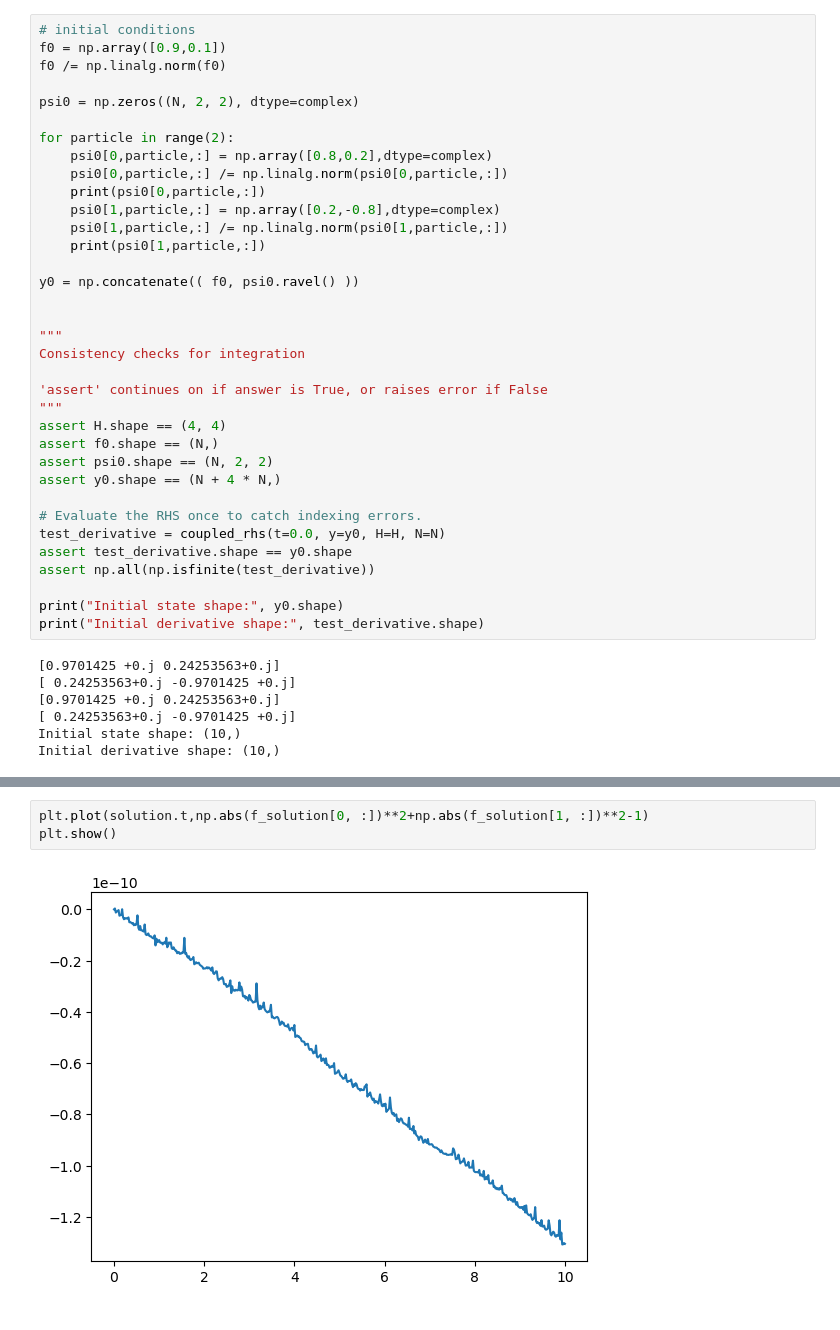
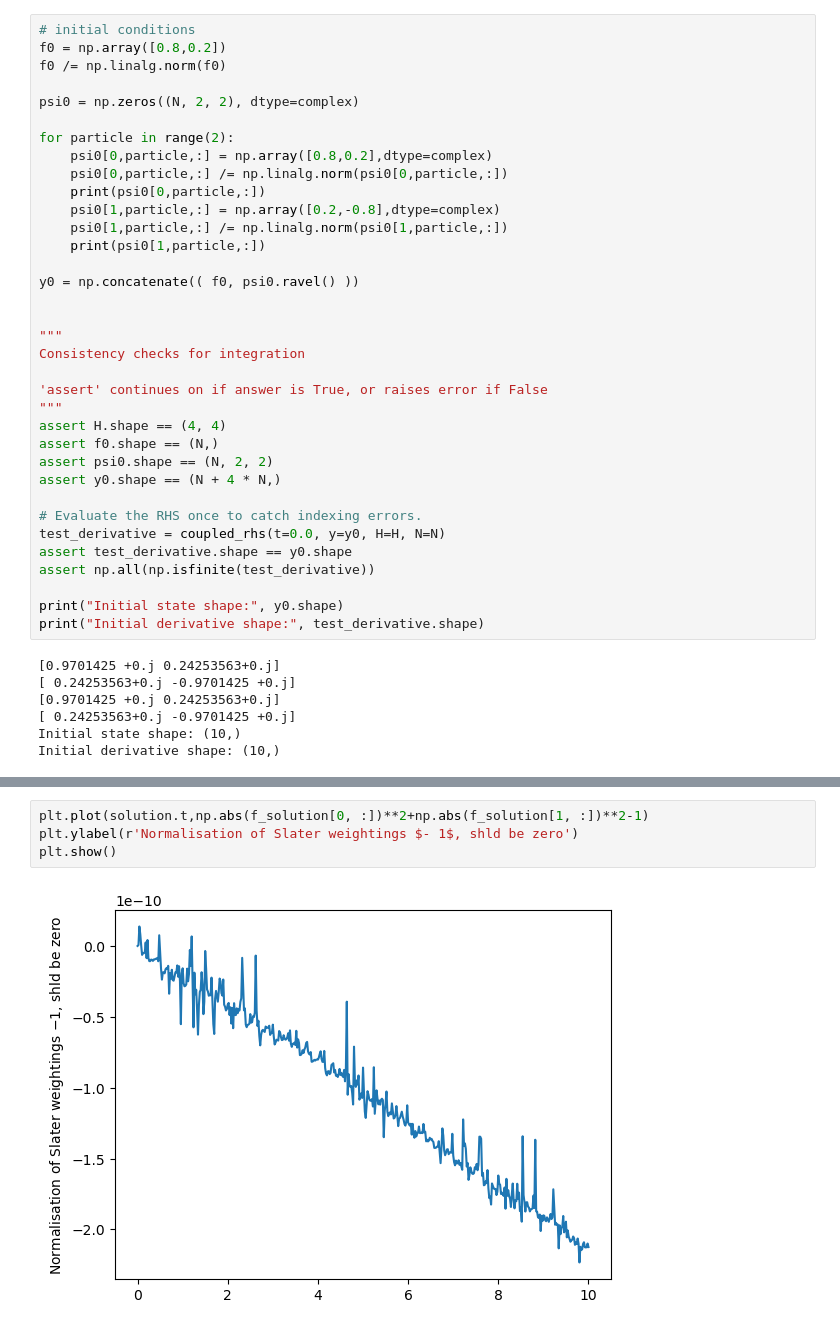
Before and after one commit to annabirke/Honours_entangle_magic, a Jupyter notebook: 2_slater_14July.ipynb, the cells around one changed output, grey strips where cells are left out. Saved outputs shown, nothing was run; the diff lists cells and outputs as text.

```diff
--- a/2_slater_14July.ipynb
+++ b/2_slater_14July.ipynb
@@ -191,7 +166,7 @@ def coupled_rhs(t,y,H,N):
     return np.concatenate(( d_f, d_psi.ravel() ))
 # %%
 # initial conditions
-f0 = np.array([0.9,0.1])
+f0 = np.array([0.8,0.2])
 f0 /= np.linalg.norm(f0)
 
 psi0 = np.zeros((N, 2, 2), dtype=complex)
@@ -277,8 +252,9 @@ psi_solution shape: (2, 2, 2, 501)
 # %%
 plt.plot(solution.t,np.abs(f_solution[0, :])**2+np.abs(f_solution[1, :])**2-1)
+plt.ylabel(r'Normalisation of Slater weightings $- 1$, shld be zero')
 plt.show()
 # %% [output]
-[figure, old version]
+[figure, new version]
 # %%
 for gamma in range(N):
     plt.plot(
```
Also changed, not shown: parts of 7 cells of this notebook, 1 other file.
